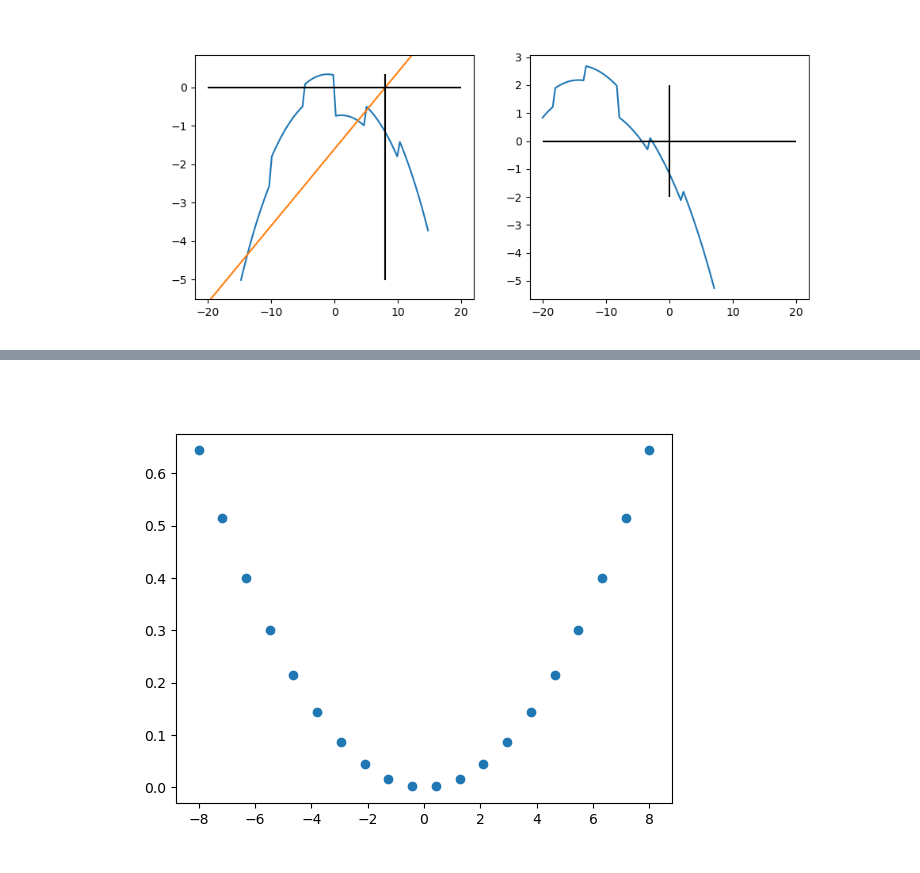
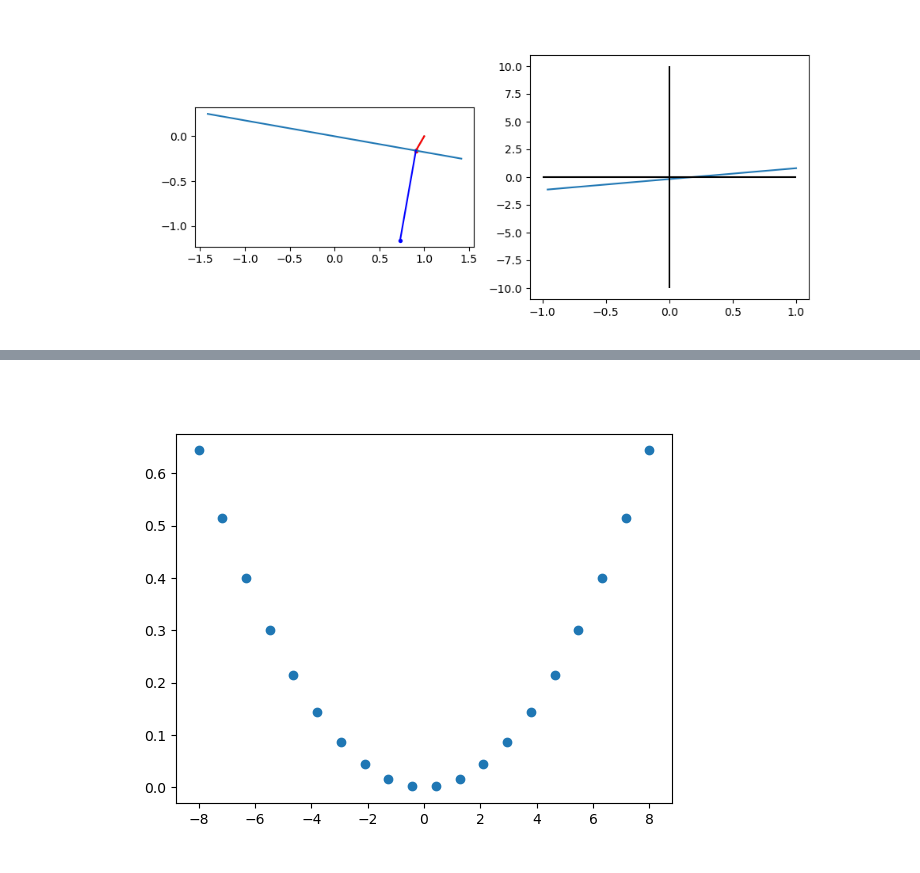
Before and after one commit to ellenle3/ifugen, a Jupyter notebook: surface_generator.ipynb, the cells around one changed output, grey strips where cells are left out. Saved outputs shown, nothing was run; the diff lists cells and outputs as text; code cells hidden in the pictures.

Commit message:
added plane solutions, now pass sag, ray tracing functions as argument

```diff
--- a/surface_generator.ipynb
+++ b/surface_generator.ipynb
@@ -246,57 +225,82 @@ def get_slices_hit(xt, yt, zmin, zmax, l, m, n, p):
 # %%
-n_each = 3
-n_rows = 2
+sag_func = tilted_plane_sag
+surface_norm_func = tilted_plane_surface_normal
+transfer_dist_func = tilted_plane_transfer
+critical_xy_func = tilted_plane_critical_xy
+
+"""
+sag_func = conic_3d_sag
+surface_norm_func = conic_3d_surface_normal
+transfer_dist_func = conic_3d_transfer
+critical_xy_func = conic_3d_critical_xy
+"""
+
+n_each = 1
+n_rows = 1
 n_cols = 1
 mode = 1
-dalpha = 10
-dbeta = -10
-dgamma = 10
-alpha_cen = 0
+trace_walls = False
+dalpha = 0
+dbeta = 0
+dgamma = 0
+alpha_cen = 10
 beta_cen = 0
-gamma_cen = 0
-dx = 15
-dy = 5
-r = -25
+gamma_cen = 5
+dx = 10
+dy = 3
+r = -100
 c = 1/r
 k = 0
-xgap_width = 2
-xgap_depth = np.nan
+xgap_width = 0
+xgap_depth = 2
 ygap_width = 0
 ygap_depth = 2
-p = ImageSlicerParams(n_each, n_rows, n_cols, mode, dalpha, dbeta, dgamma, alpha_cen, beta_cen, gamma_cen, dx, dy, c, k, xgap_width, xgap_depth, ygap_width, ygap_depth)
+p = ImageSlicerParams(n_each, n_rows, n_cols, mode, trace_walls, dalpha, dbeta, dgamma, alpha_cen, beta_cen, gamma_cen, dx, dy, c, k, xgap_width, xgap_depth, ygap_width, ygap_depth)
 
-xt = 3
+xt = 0
 y = np.linspace(-20, 20, 100)
 surf = np.zeros(len(y))
 for i,y1 in enumerate(y):
-    surf[i] = make_image_slicer(xt, y1, p)
+    surf[i] = make_image_slicer(xt, y1, p, sag_func)
 
-t = np.linspace(-20, 20, 100)
-yt = 8
+
+yt = 1
 l = 0
-m = 1
-n = 0.2
-ray = (y-yt)*n/m
-
+m = -0.6
+n = -1
 l = l / np.sqrt(l*l+m*m+n*n)
 m = m / np.sqrt(l*l+m*m+n*n)
 n = n / np.sqrt(l*l+m*m+n*n)
 
+xs, ys, zs, tsol, ln, mn, nn = ray_trace_slicer(xt, yt, l, m, n, p, sag_func, critical_xy_func, transfer_dist_func, surface_norm_func)
+print("analytic soln: " + str(tsol))
+
+t = np.linspace(-1, 1, 100)
 feval = np.zeros(len(t))
 for i,t1 in enumerate(t):
-    feval[i] = func_transfer(t1, xt, yt, l, m, n, p)
+    feval[i] = transfer_equation(t1, xt, yt, l, m, n, p, sag_func)
+idx = np.nanargmin(np.abs(feval))
+tnum = t[idx]
+print("numerical soln:" + str(tnum))
 
 fig, axs = plt.subplots(nrows=1, ncols=2, figsize=(10,4))
 axs[0].plot(y, surf)
-axs[0].plot(y, ray)
-axs[0].set_ylim(np.nanmin(surf)-0.5, np.nanmax(surf)+0.5)
-axs[0].vlines(yt, np.nanmin(surf), np.nanmax(surf), colors='k')
-axs[0].hlines(0, y[0], y[-1], colors='k')
+
+# Draw analytically calculated ray and surface normal
+axs[0].plot([yt, yt + tsol*m], [0, tsol*n], c='r', zorder=1)
+axs[0].scatter([yt + tsol*m], [tsol*n], c='r', s=8, zorder=1)
+axs[0].plot([ys, ys+mn], [zs, zs+nn], c='b')
+axs[0].scatter([ys+mn], [zs+nn], c='b', s=8, zorder=10)
+
+# Numerically determined ray
+axs[0].plot([yt, yt + tnum*m], [0, tnum*n], c='gray', zorder=0)
+axs[0].scatter([yt + tnum*m], [tnum*n], c='gray', s=8, zorder=0)
+axs[0].set_aspect("equal")
 
 axs[1].plot(t, feval)
 axs[1].hlines(0, t[0], t[-1], colors='k')
-axs[1].vlines(0, -2, 2, colors='k')
-#axs[1].set_ylim(-10, 10)
+axs[1].vlines(0, -10, 10, colors='k')
+#axs[1].set_ylim(np.nanmin(feval), np.nanmax(feval))
 
 plt.show()
 # %% [output]
@@ -303 +309 @@ plt.show()
-[figure, old version]
+[figure, new version]
```
Also changed, not shown: parts of 13 cells of this notebook, 7 other files.
